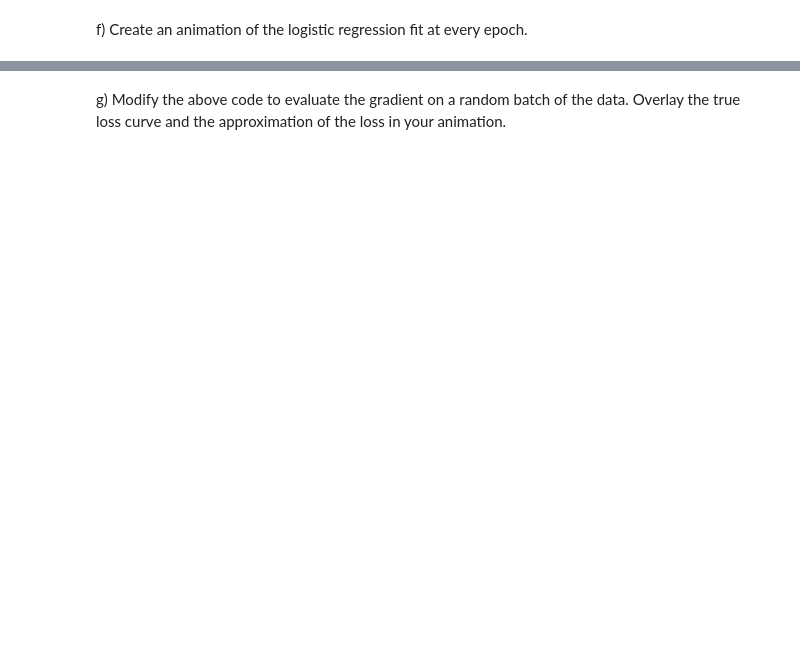
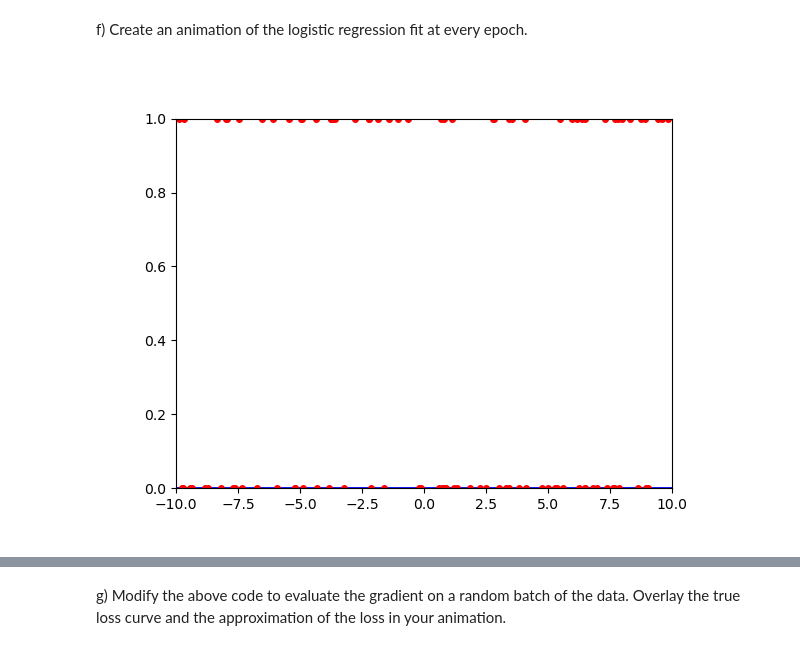
Before and after one commit to shivi-9/CS506-Spring2023, a Jupyter notebook: worksheets/worksheet_17.ipynb, the cells around one changed output, grey strips where cells are left out. Drawn from its saved outputs; the diff is of its cells as text; code cells hidden in the pictures; blank space fills up the shorter version.

```diff
--- a/worksheets/worksheet_17.ipynb
+++ b/worksheets/worksheet_17.ipynb
@@ -332,2 +319,59 @@ ValueError: setting an array element with a sequence.
 # %% [markdown]
 f) Create an animation of the logistic regression fit at every epoch.
+# %%
+import numpy as np
+import matplotlib.pyplot as plt
+import imageio
+from IPython.display import Image
+
+# Define the logistic regression loss function and gradient
+def sigmoid(x):
+    return 1 / (1 + np.exp(-x))
+
+def loss(X, y, beta):
+    z = X.dot(beta)
+    y_hat = sigmoid(z)
+    eps = 1e-10
+    cost = -np.mean((1 - y) * np.log(1 - y_hat + eps) + y * np.log(y_hat + eps))
+    return cost
+
+def gradient(X, y, beta):
+    z = X.dot(beta)
+    y_hat = sigmoid(z)
+    gradient = X.T.dot(y_hat - y) / len(y)
+    return gradient
+
+def gradient_descent(X, y, beta_hat, learning_rate, epochs, images):
+    losses = [loss(X, y, beta_hat)]
+    betas = [beta_hat]
+
+    for _ in range(epochs):
+        images.append(snap_model(beta_hat))
+        beta_hat = beta_hat - learning_rate * gradient(X, y, beta_hat)
+
+        losses.append(loss(X, y, beta_hat))
+        betas.append(beta_hat)
+
+    return np.array(betas), np.array(losses)
+
+# Generate synthetic data
+centers = [[0, 0]]
+X, _ = datasets.make_blobs(n_samples=100, centers=centers, cluster_std=2, random_state=0)
+y = np.array([1 if x[0] - x[1] >= 0 else 0 for x in X])
+
+# Initialize logistic regression parameters
+beta_start = np.array([0, 0])
+learning_rate = 0.1
+epochs = 100
+
+# Create animation frames
+images = []
+betas, losses = gradient_descent(X, y, beta_start, learning_rate, epochs, images)
+
+# Save animation as GIF
+imageio.mimsave('logistic_regression_animation.gif', images, duration=0.2)
+
+# Display animation
+Image('logistic_regression_animation.gif')
+# %% [output]
+[figure, added]
```
Also changed, not shown: parts of 6 cells of this notebook, 4 other files.
